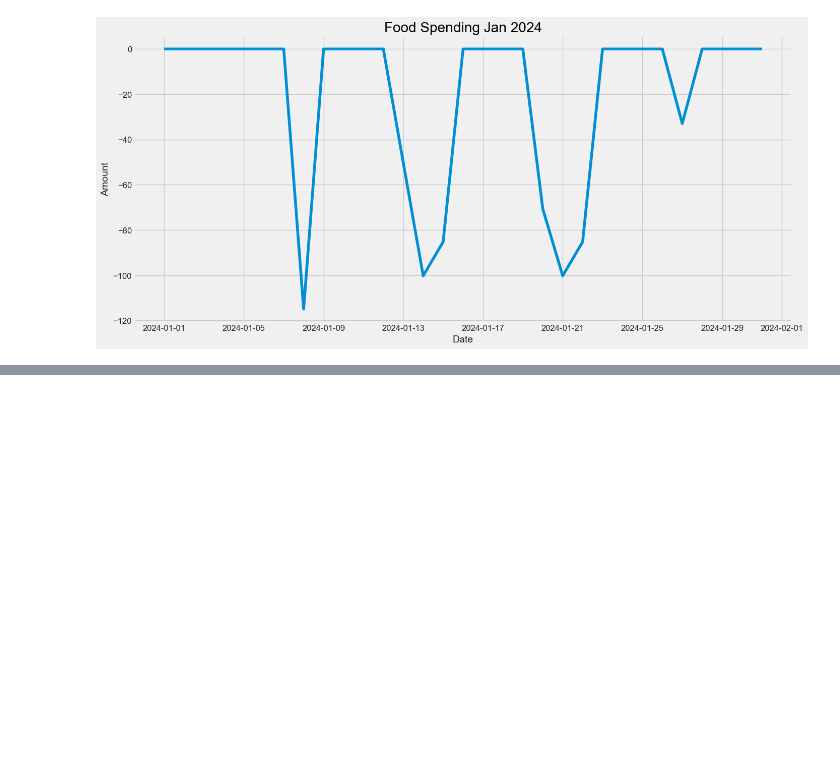
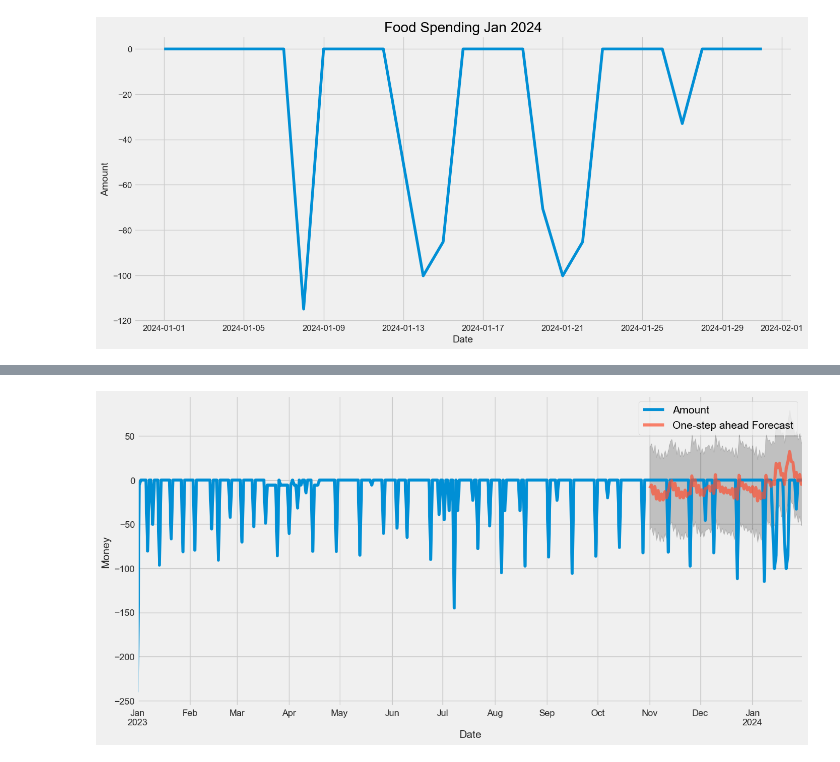
Before and after one commit to petermroberts/Ledgr, a Jupyter notebook: Presentation/Models.ipynb, the cells around one changed output, grey strips where cells are left out. Cells and saved outputs as stored; diff of their text form; code cells hidden in the pictures; blank space fills up the shorter version.

```diff
--- a/Presentation/Models.ipynb
+++ b/Presentation/Models.ipynb
@@ -398,0 +409,7 @@ updated_food_model = incremental_learn(unfit_food_model, prep_update)
+# %%
+prep_food2 = pd.concat([prep_food, prep_update])
+# %%
+# October
+jan_forecasted_food = predict(updated_food_model, '2023-11-01', prep_food2)
+# %% [output]
+[figure, added]
```
Also changed, not shown: parts of 6 cells of this notebook.
